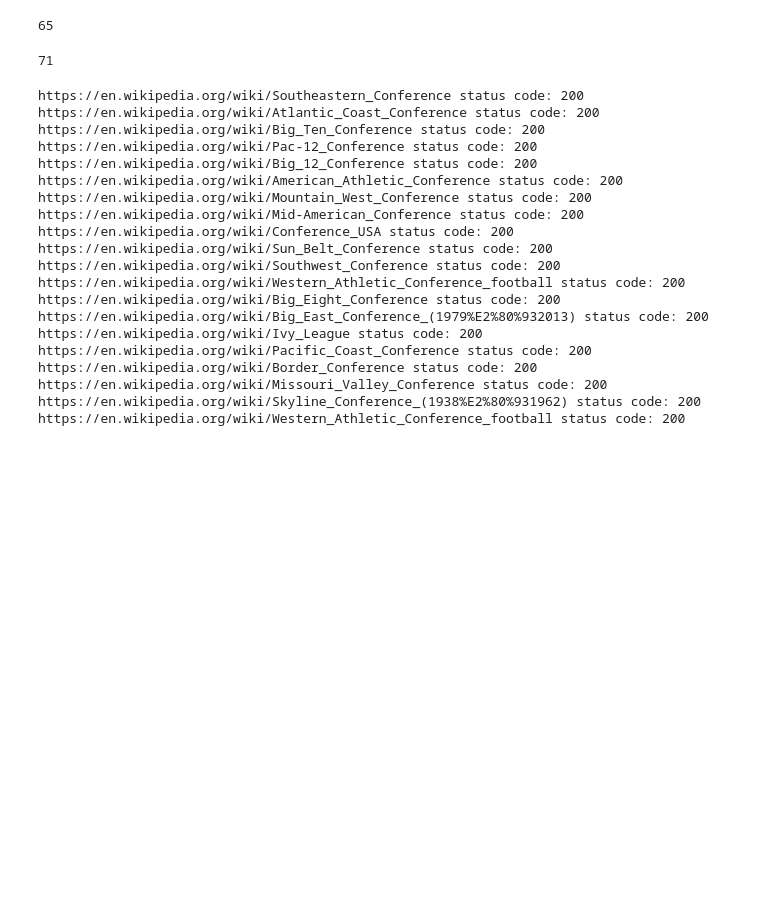
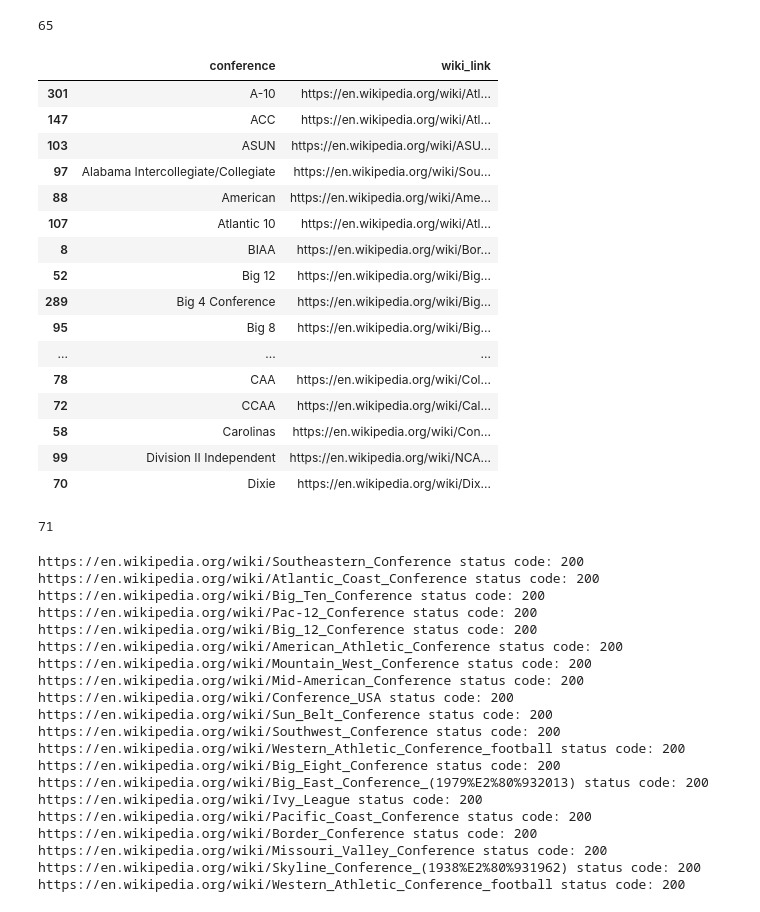
Before and after one commit to JSmith1826/cfb_conferences, a Jupyter notebook: workbook/conference_scrape_updated.ipynb, the cells around one changed output. Cells and saved outputs as stored; diff of their text form; code cells hidden in the pictures; blank space fills up the shorter version.

```diff
--- a/workbook/conference_scrape_updated.ipynb
+++ b/workbook/conference_scrape_updated.ipynb
@@ -145,8 +150,28 @@ len(conf_df)
 # %%
 conf_df.tail(40)
 # conf_df.head(20)
 # add the wiki link to the end of the wikipedia url
 conf_df['wiki_link'] = 'https://en.wikipedia.org' + conf_df['wiki_link']
+
+conf_df.head(20)
+# %% [output]
+|  | conference | wiki_link |
+| 301 | A-10 | https://en.wikipedia.org/wiki/Atl... |
+| 147 | ACC | https://en.wikipedia.org/wiki/Atl... |
+| 103 | ASUN | https://en.wikipedia.org/wiki/ASU... |
+| 97 | Alabama Intercollegiate/Collegiate | https://en.wikipedia.org/wiki/Sou... |
+| 88 | American | https://en.wikipedia.org/wiki/Ame... |
+| 107 | Atlantic 10 | https://en.wikipedia.org/wiki/Atl... |
+| 8 | BIAA | https://en.wikipedia.org/wiki/Bor... |
+| 52 | Big 12 | https://en.wikipedia.org/wiki/Big... |
+| 289 | Big 4 Conference | https://en.wikipedia.org/wiki/Big... |
+| 95 | Big 8 | https://en.wikipedia.org/wiki/Big... |
+| ... | ... | ... |
+| 78 | CAA | https://en.wikipedia.org/wiki/Col... |
+| 72 | CCAA | https://en.wikipedia.org/wiki/Cal... |
+| 58 | Carolinas | https://en.wikipedia.org/wiki/Con... |
+| 99 | Division II Independent | https://en.wikipedia.org/wiki/NCA... |
+| 70 | Dixie | https://en.wikipedia.org/wiki/Dix... |
 # %%
 ## List of Current Conferences (2023) and their Wikipedia URLs
 SEC = 'https://en.wikipedia.org/wiki/Southeastern_Conference'
```
Also changed, not shown: parts of 1 cell of this notebook, 11 other files.
